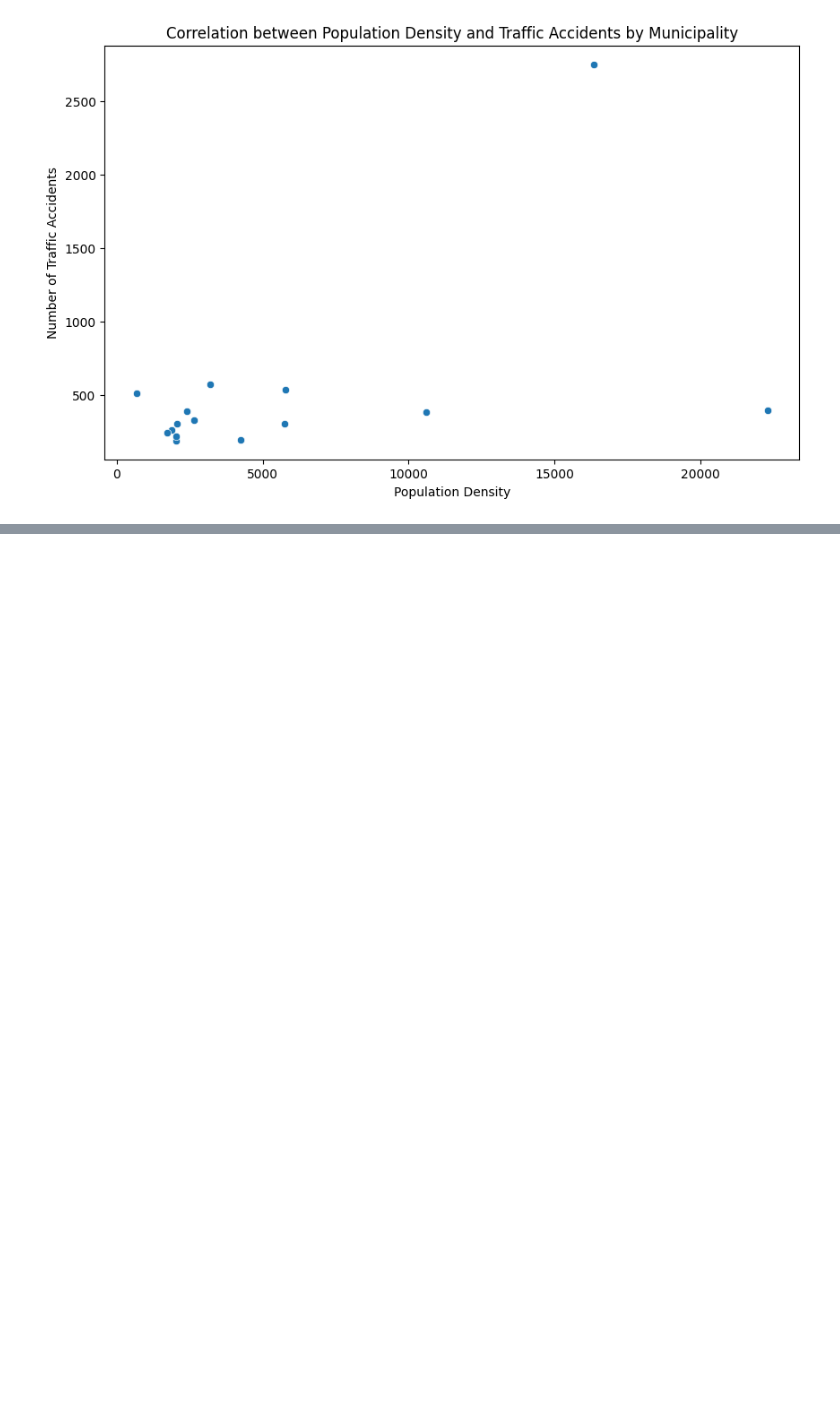
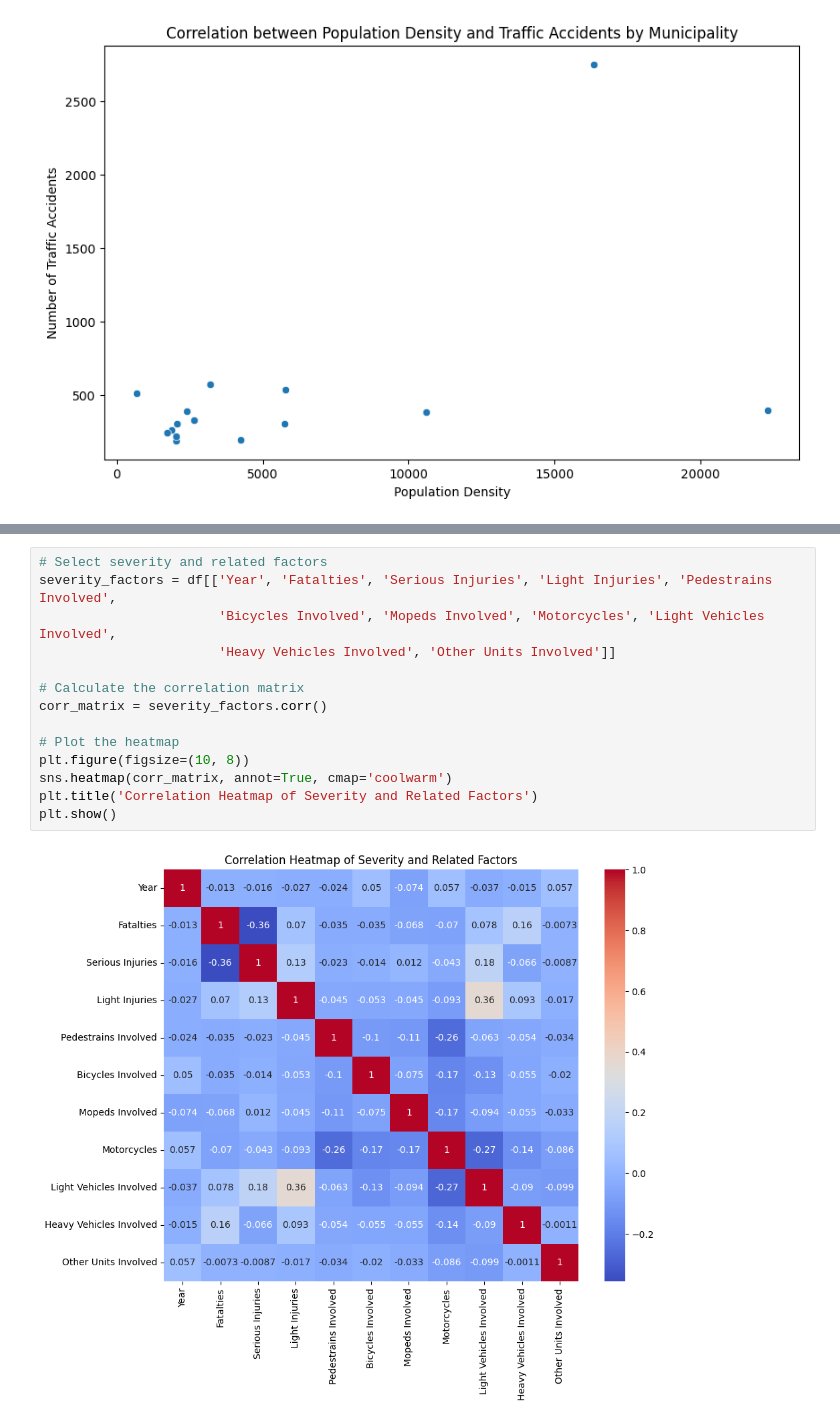
Before and after one commit to Hugo-SEQUIER/ocean-protocol, a Jupyter notebook: Traffic Accidents Cataluña/data-viz.ipynb, the cells around one changed output, grey strips where cells are left out. Cells and saved outputs as stored; diff of their text form; blank space fills up the shorter version.

```diff
--- a/Traffic Accidents Cataluña/data-viz.ipynb
+++ b/Traffic Accidents Cataluña/data-viz.ipynb
@@ -269,0 +297,16 @@ array(['Alt Camp', 'Alt Empordà', 'Alt Penedès', 'Alt Urgell',
+# %%
+# Select severity and related factors
+severity_factors = df[['Year', 'Fatalties', 'Serious Injuries', 'Light Injuries', 'Pedestrains Involved',
+                       'Bicycles Involved', 'Mopeds Involved', 'Motorcycles', 'Light Vehicles Involved',
+                       'Heavy Vehicles Involved', 'Other Units Involved']]
+
+# Calculate the correlation matrix
+corr_matrix = severity_factors.corr()
+
+# Plot the heatmap
+plt.figure(figsize=(10, 8))
+sns.heatmap(corr_matrix, annot=True, cmap='coolwarm')
+plt.title('Correlation Heatmap of Severity and Related Factors')
+plt.show()
+# %% [output]
+[figure, added]
```
Also changed, not shown: parts of 13 cells of this notebook, 3 other files.
